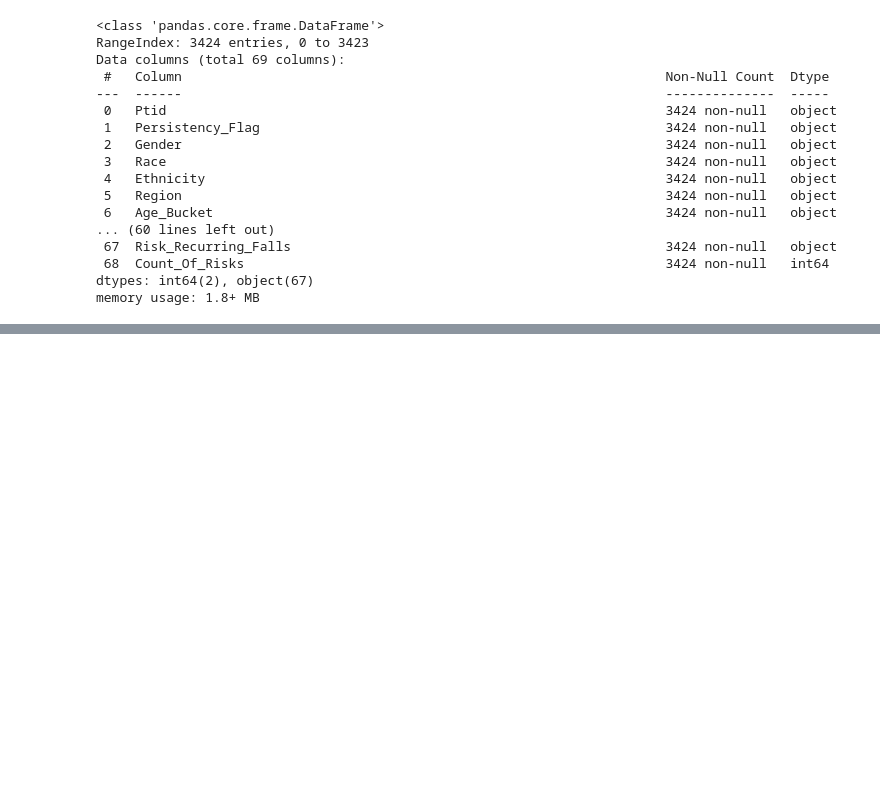
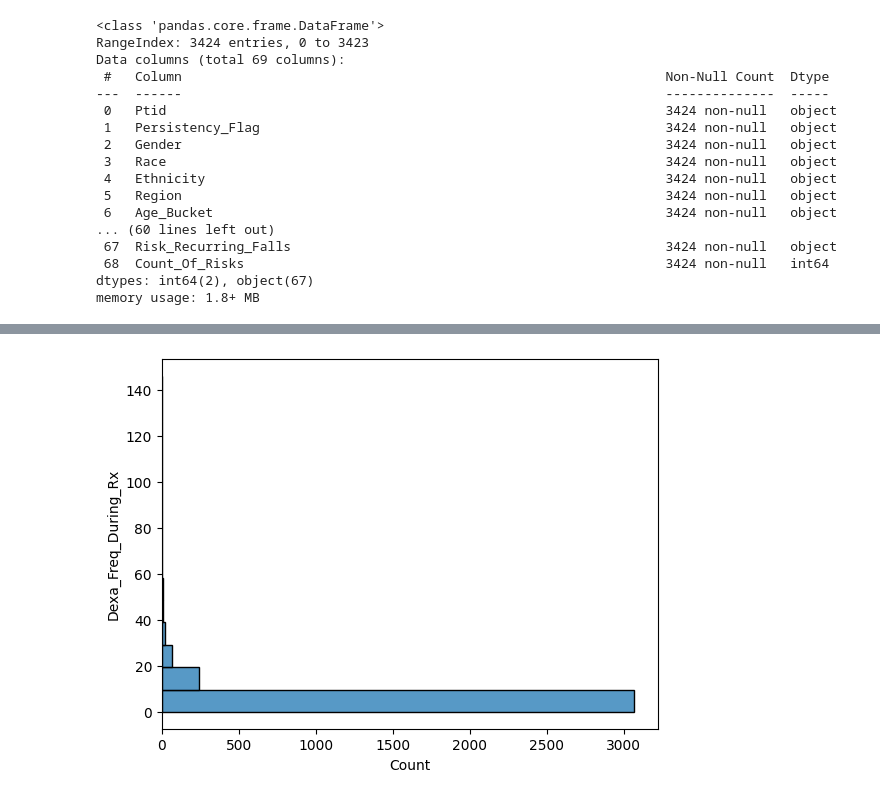
Before and after one commit to Yushamsi/Healthcare-Drug-Classification-EDA, a Jupyter notebook: Analysis.ipynb, the cells around one changed output, grey strips where cells are left out. Cells and saved outputs as stored; diff of their text form; code cells hidden in the pictures; blank space fills up the shorter version.

```diff
--- a/Analysis.ipynb
+++ b/Analysis.ipynb
@@ -29,0 +92,5 @@ health_data.shape
+# %%
+sns.histplot(data=health_data, y='Dexa_Freq_During_Rx', binwidth=10)
+plt.show()
+# %% [output]
+[figure, added]
```
Also changed, not shown: parts of 67 cells of this notebook, 9 other files.
